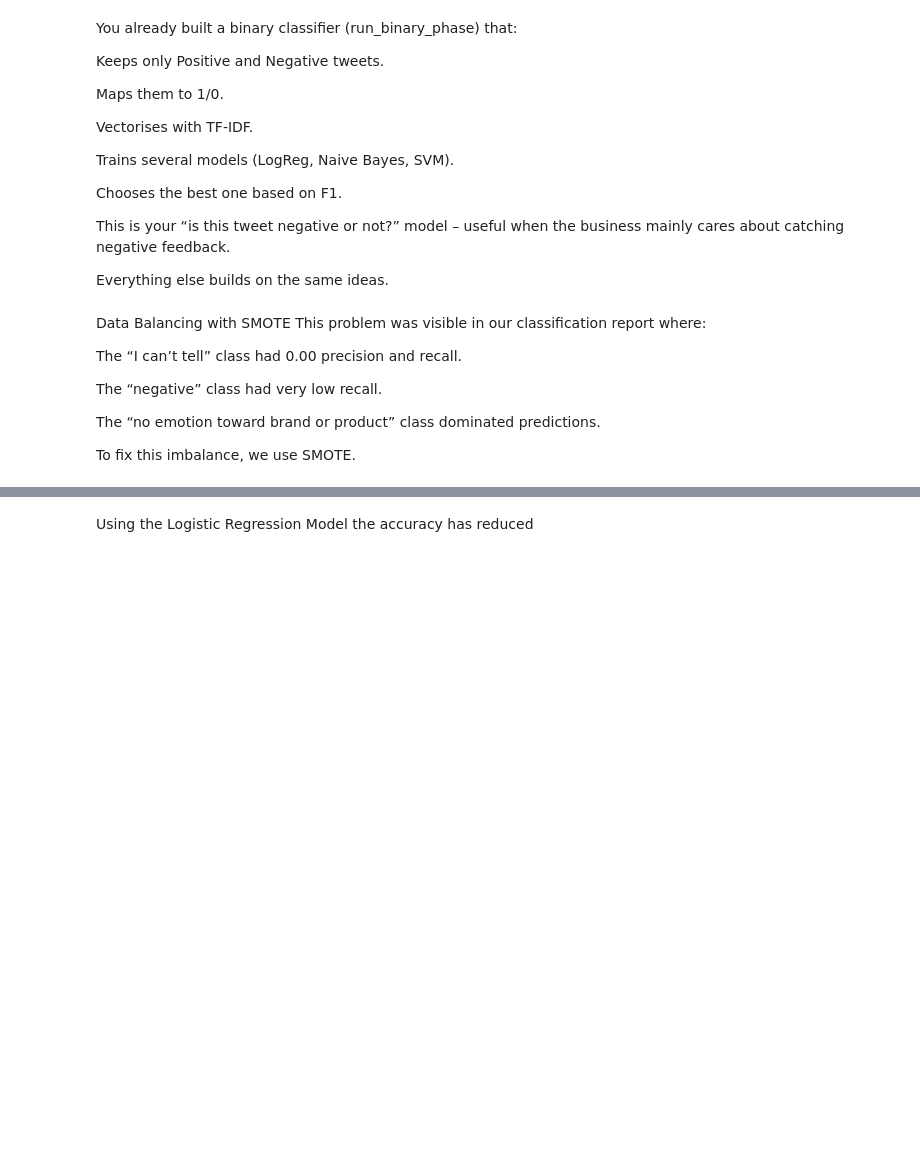
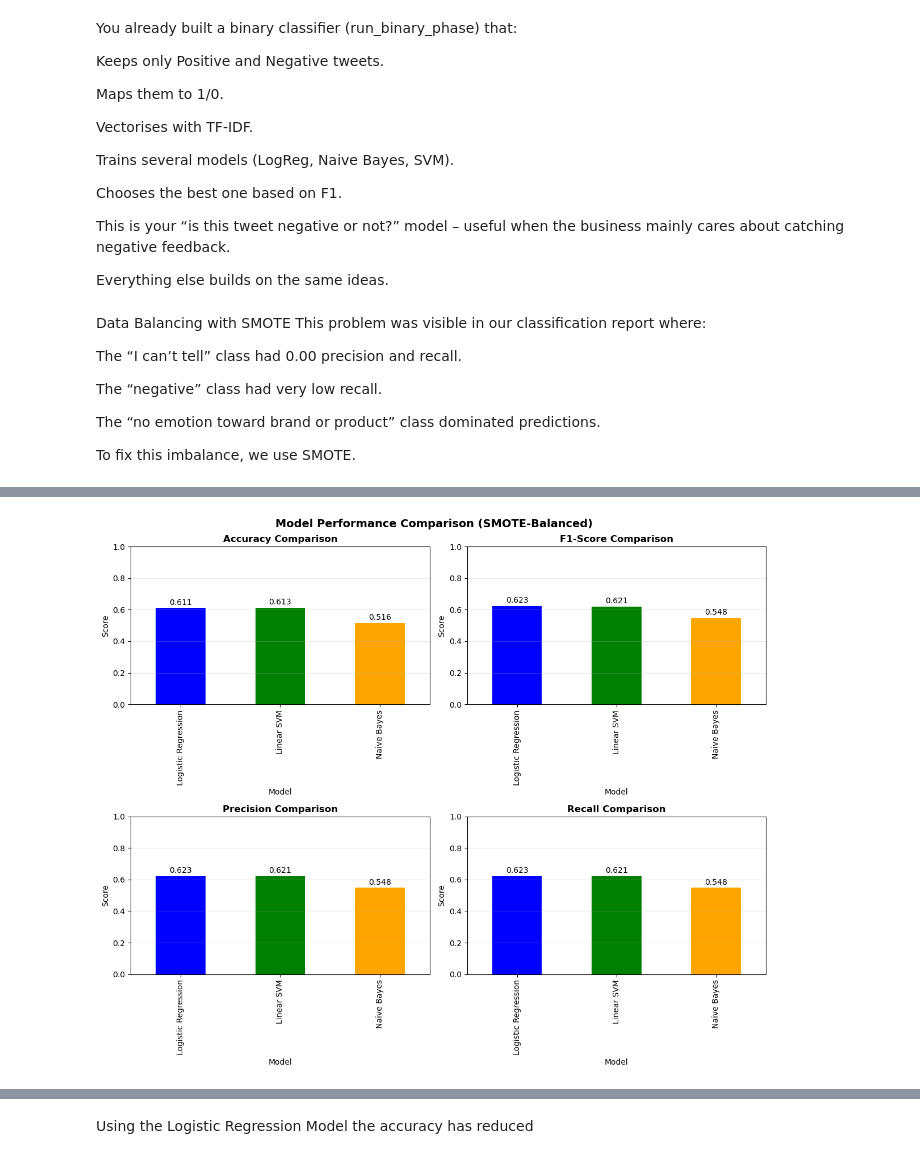
Before and after one commit to Joan-omanyo/dsc-phase-4-project-v3-group-6, a Jupyter notebook: Untitled.ipynb, the cells around one changed output, grey strips where cells are left out. Drawn from its saved outputs; the diff is of its cells as text; code cells hidden in the pictures; blank space fills up the shorter version.

```diff
--- a/Untitled.ipynb
+++ b/Untitled.ipynb
@@ -506,0 +677,92 @@ Name: count, dtype: int64
+# %%
+# --- STEP 6: TRAIN MODELS WITH SMOTE-BALANCED DATA ---
+print("\n" + "="*60)
+print("TRAINING MODELS WITH SMOTE-BALANCED DATA")
+print("="*60)
+
+# Define models to train
+models = {
+    'Logistic Regression': LogisticRegression(max_iter=1000, random_state=42),
+    'Naive Bayes': MultinomialNB(),
+    'Linear SVM': SVC(kernel='linear', random_state=42, probability=True)
+}
+
+# Dictionary to store results
+results = {}
+best_model = None
+best_model_name = None
+best_f1 = 0.0
+
+# Train and evaluate each model
+for name, model in models.items():
+    print(f"\n{'─'*50}")
+    print(f"Training: {name}")
+    print(f"{'─'*50}")
+
+    # Train on SMOTE-balanced data
+    model.fit(X_train_res, y_train_res)
+
+    # Make predictions on test set
+    y_pred = model.predict(X_test_vec)
+
+    # Calculate metrics
+    accuracy = accuracy_score(y_test, y_pred)
+    f1 = f1_score(y_test, y_pred, average='weighted')
+    precision = f1_score(y_test, y_pred, average='weighted', zero_division=0)
+    recall = f1_score(y_test, y_pred, average='weighted', zero_division=0)
+
+    # Store results
+    results[name] = {
+        'accuracy': accuracy,
+        'f1_score': f1,
+        'precision': precision,
+        'recall': recall,
+        'model': model
+    }
+
+    print(f"Accuracy: {accuracy:.4f}")
+    print(f"F1-Score (weighted): {f1:.4f}")
+    print(f"Precision (weighted): {precision:.4f}")
+    print(f"Recall (weighted): {recall:.4f}")
+
+    # Track best model
+    if f1 > best_f1:
+        best_f1 = f1
+        best_model = model
+        best_model_name = name
+
+# --- STEP 7: DISPLAY MODEL COMPARISON ---
+print("\n" + "="*60)
+print("MODEL PERFORMANCE COMPARISON")
+print("="*60)
+
+# Create results DataFrame
+results_df = pd.DataFrame(results).T#********************************************results_df
+results_df = results_df[['accuracy', 'f1_score', 'precision', 'recall']]
+results_df = results_df.sort_values('f1_score', ascending=False)
+
+print("\nModels ranked by F1-Score:")
+print(results_df)
+
+# Visualize model comparison
+fig, axes = plt.subplots(2, 2, figsize=(12, 10))
+metrics = ['accuracy', 'f1_score', 'precision', 'recall']
+titles = ['Accuracy', 'F1-Score', 'Precision', 'Recall']
+
+for idx, (metric, title) in enumerate(zip(metrics, titles)):
+    ax = axes[idx // 2, idx % 2]
+    results_df[metric].plot(kind='bar', ax=ax, color=['blue', 'green', 'orange'])
+    ax.set_title(f'{title} Comparison', fontsize=12, fontweight='bold')
+    ax.set_xlabel('Model')
+    ax.set_ylabel('Score')
+    ax.set_ylim([0, 1])
+    ax.grid(axis='y', alpha=0.3)
+
+    # Add value labels on bars
+    for i, v in enumerate(results_df[metric]):
+        ax.text(i, v + 0.01, f'{v:.3f}', ha='center', va='bottom')
+
+plt.suptitle('Model Performance Comparison (SMOTE-Balanced)', fontsize=14, fontweight='bold')
+plt.tight_layout()
+plt.show()
+# %% [output]
@@ -506,0 +786 @@ Name: count, dtype: int64
+[figure, added]
```
Also changed, not shown: parts of 35 cells of this notebook, 1 other file.
